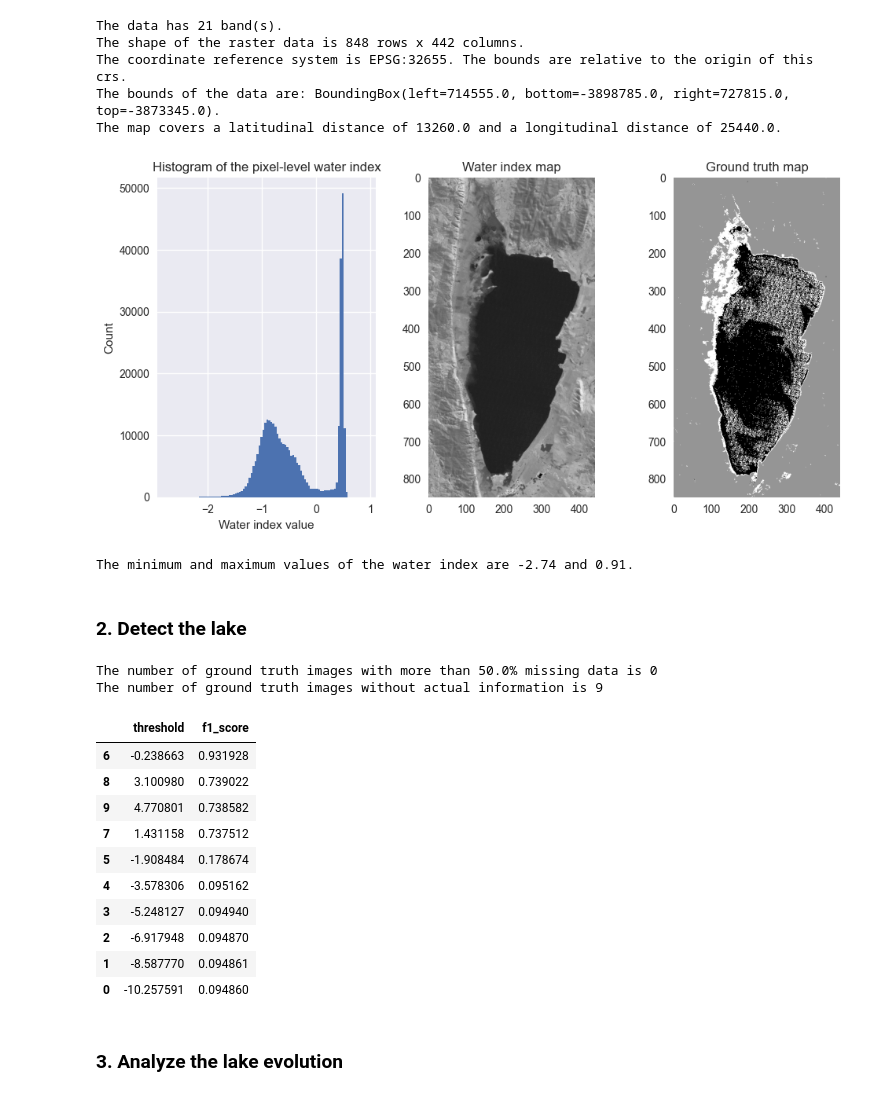
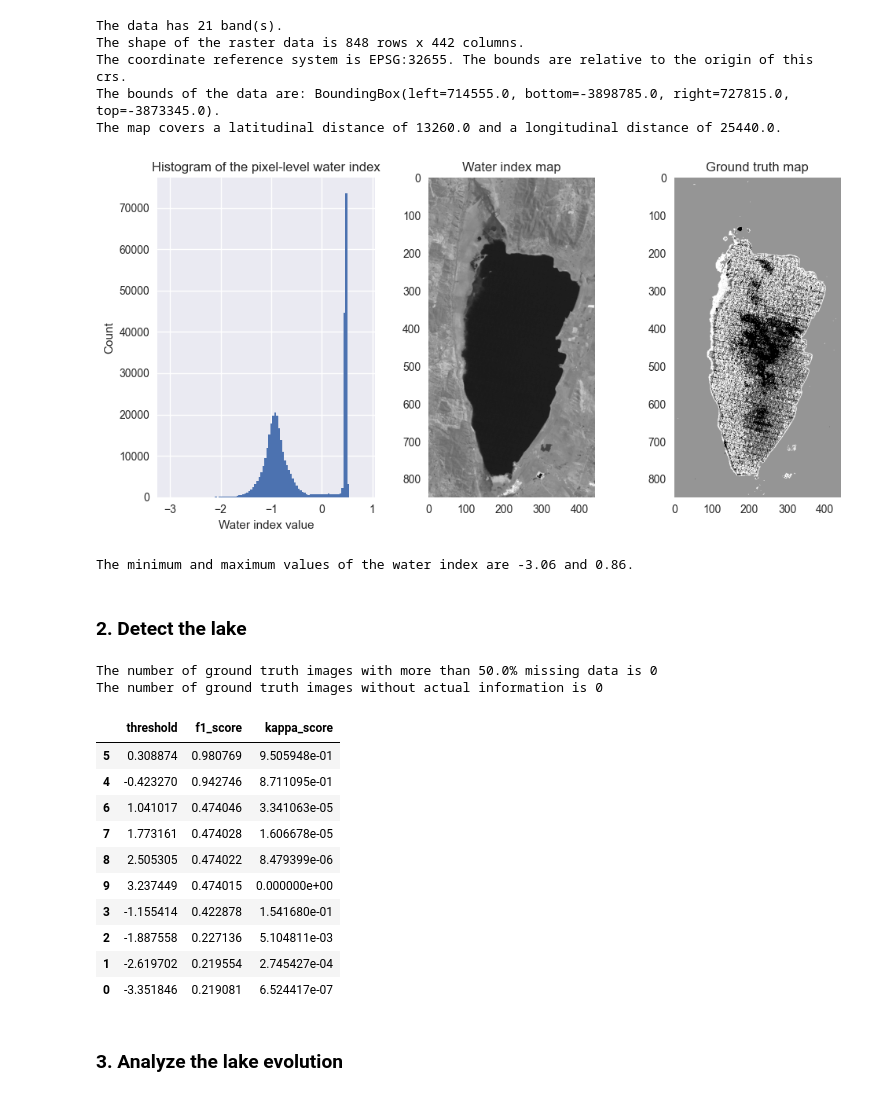
Before and after one commit to Bindila-Bogdan/Lakes-Analysis, a Jupyter notebook: notebooks/compute_lake_area.ipynb, the cells around one changed output. Cells and saved outputs as stored; diff of their text form; code cells hidden in the pictures.

```diff
--- a/notebooks/compute_lake_area.ipynb
+++ b/notebooks/compute_lake_area.ipynb
@@ -37,7 +37,7 @@ GROUND_TRUTH_BAND = 21
 %matplotlib inline
 # %%
 # load data that contains the satellite images, ground truth and water index
-map_names = [name for name in os.listdir(DATA_PATH) if ".tif" in name]
+map_names = [name for name in os.listdir(DATA_PATH) if ".tif" in name][2:8]
 maps = [rasterio.open(DATA_PATH + name) for name in map_names]
 map_example =  rasterio.open(DATA_PATH + map_names[0])
 # %% [markdown]
@@ -105,8 +105,8 @@ ground_truth_map = map_example.read(GROUND_TRUTH_BAND)
 
 plot_map(water_index_map, ground_truth_map)
 # %% [output]
-[figure, old version]
+[figure, new version]
-The minimum and maximum values of the water index are -2.74 and 0.91.
+The minimum and maximum values of the water index are -3.06 and 0.86.
 # %% [markdown]
 ### 2. Detect the lake
 # %%
@@ -157,10 +157,12 @@ min_value, max_value = get_min_max_values(data)
 # define the space for thresholds
 thresholds =  np.linspace(min_value, max_value, 10)
 f1_scores = []
+kappa_scores = []
 
 for threshold in tqdm(thresholds):
     # initialize values
     f1 = 0
+    kappa = 0
     number_of_images = 0
     number_of_faulty_images = 0
     number_of_empty_images = 0
@@ -180,6 +182,7 @@ for threshold in tqdm(thresholds):
             if len(empty_indices) > 0:
                 number_of_images += 1
                 f1 += f1_score(np.delete(preprocessed_ground_truth, empty_indices), np.delete(water_detection, empty_indices), average='weighted')
+                kappa += cohen_kappa_score(np.delete(preprocessed_ground_truth, empty_indices), np.delete(water_detection, empty_indices))
             else:
                 number_of_empty_images += 1
 
@@ -188,29 +191,31 @@ for threshold in tqdm(thresholds):
 
     try:
         f1_scores.append(f1 / number_of_images)
+        kappa_scores.append(kappa / number_of_images)
     except ZeroDivisionError:
         f1_scores.append(f1)
+        kappa_scores.append(kappa)
 
 print(f"The number of ground truth images with more than {MISSING_DATA_THRESHOLD * 100}% missing data is {number_of_faulty_images}")
 print(f"The number of ground truth images without actual information is {number_of_empty_images}")
 # %% [output]
 The number of ground truth images with more than 50.0% missing data is 0
-The number of ground truth images without actual information is 9
+The number of ground truth images without actual information is 0
 # %%
-threshold_f1 = pd.DataFrame({"threshold": thresholds, "f1_score": f1_scores}).sort_values("f1_score", ascending=False)
-threshold_f1
+threshold_scores = pd.DataFrame({"threshold": thresholds, "f1_score": f1_scores, "kappa_score": kappa_scores}).sort_values("f1_score", ascending=False)
+threshold_scores
 # %% [output]
-|  | threshold | f1_score |
-| 6 | -0.238663 | 0.931928 |
-| 8 | 3.100980 | 0.739022 |
-| 9 | 4.770801 | 0.738582 |
-| 7 | 1.431158 | 0.737512 |
-| 5 | -1.908484 | 0.178674 |
-| 4 | -3.578306 | 0.095162 |
-| 3 | -5.248127 | 0.094940 |
-| 2 | -6.917948 | 0.094870 |
-| 1 | -8.587770 | 0.094861 |
-| 0 | -10.257591 | 0.094860 |
+|  | threshold | f1_score | kappa_score |
+| 5 | 0.308874 | 0.980769 | 9.505948e-01 |
+| 4 | -0.423270 | 0.942746 | 8.711095e-01 |
+| 6 | 1.041017 | 0.474046 | 3.341063e-05 |
+| 7 | 1.773161 | 0.474028 | 1.606678e-05 |
+| 8 | 2.505305 | 0.474022 | 8.479399e-06 |
+| 9 | 3.237449 | 0.474015 | 0.000000e+00 |
+| 3 | -1.155414 | 0.422878 | 1.541680e-01 |
+| 2 | -1.887558 | 0.227136 | 5.104811e-03 |
+| 1 | -2.619702 | 0.219554 | 2.745427e-04 |
+| 0 | -3.351846 | 0.219081 | 6.524417e-07 |
 # %% [markdown]
 ### 3. Analyze the lake evolution
 # %%
```
Also changed, not shown: parts of 7 cells of this notebook.
